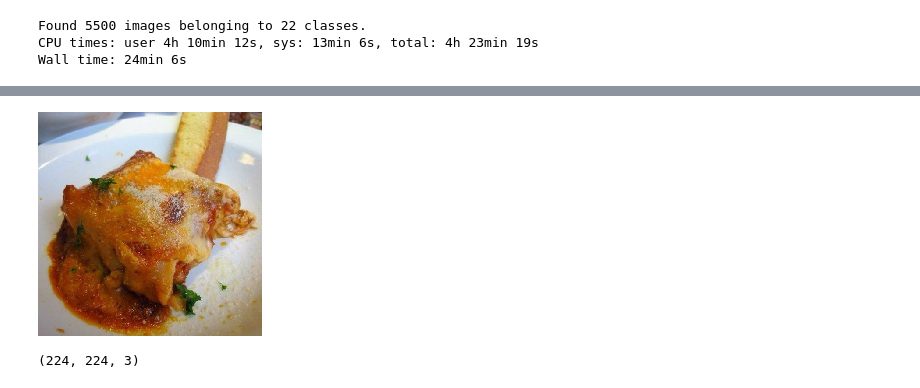
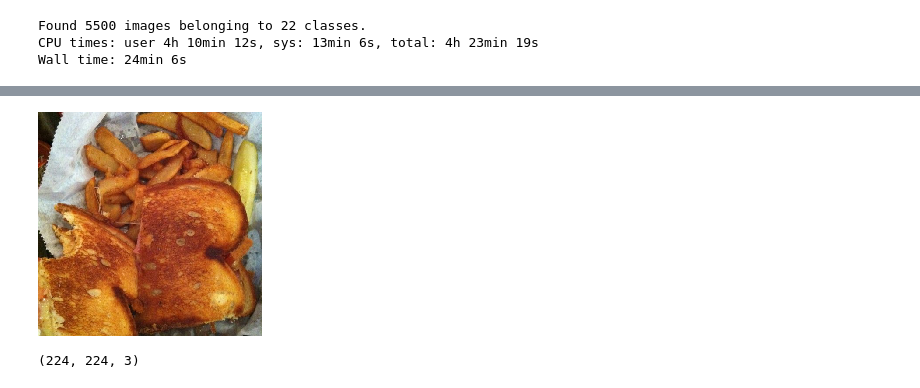
Before and after one commit to madhavi-r/FoodFinder-Project3, a Jupyter notebook: Group Project 3 - Food Stuff.ipynb, the cells around one changed output, grey strips where cells are left out. Cells and saved outputs as stored; diff of their text form; code cells hidden in the pictures.

```diff
--- a/Group Project 3 - Food Stuff.ipynb
+++ b/Group Project 3 - Food Stuff.ipynb
@@ -324,10 +282,10 @@ prob = model.predict(validation_features)
 # %%
 from keras.preprocessing import image
 image_size = (224, 224)
-im = image.load_img(validationD[3500], target_size=image_size)
+im = image.load_img(validationD[2222], target_size=image_size)
 im
 # %% [output]
-[figure, old version]
+[figure, new version]
 # %%
 from keras.preprocessing.image import img_to_array
 image = img_to_array(im)
```
Also changed, not shown: parts of 14 cells of this notebook.
